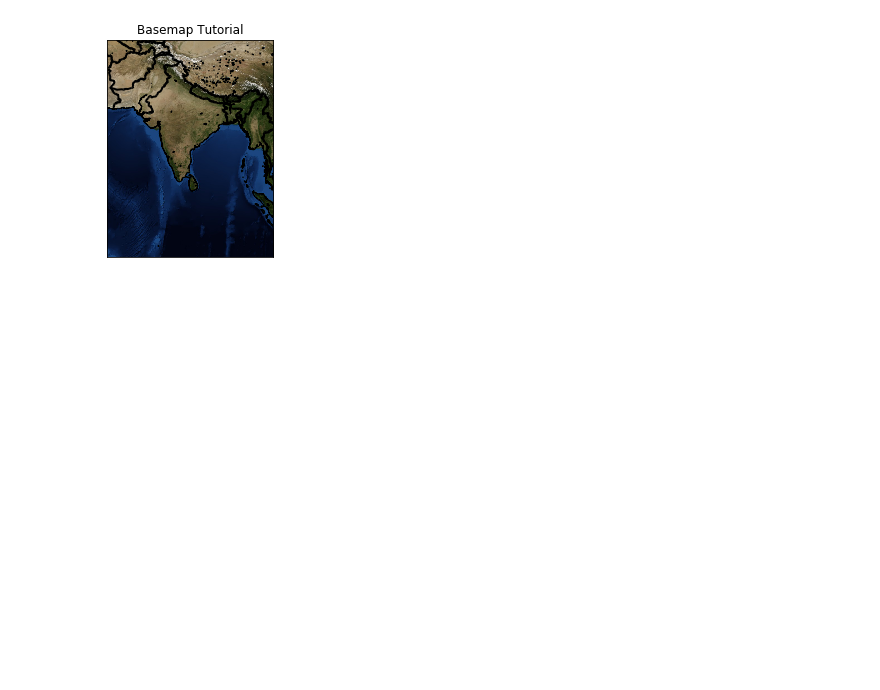
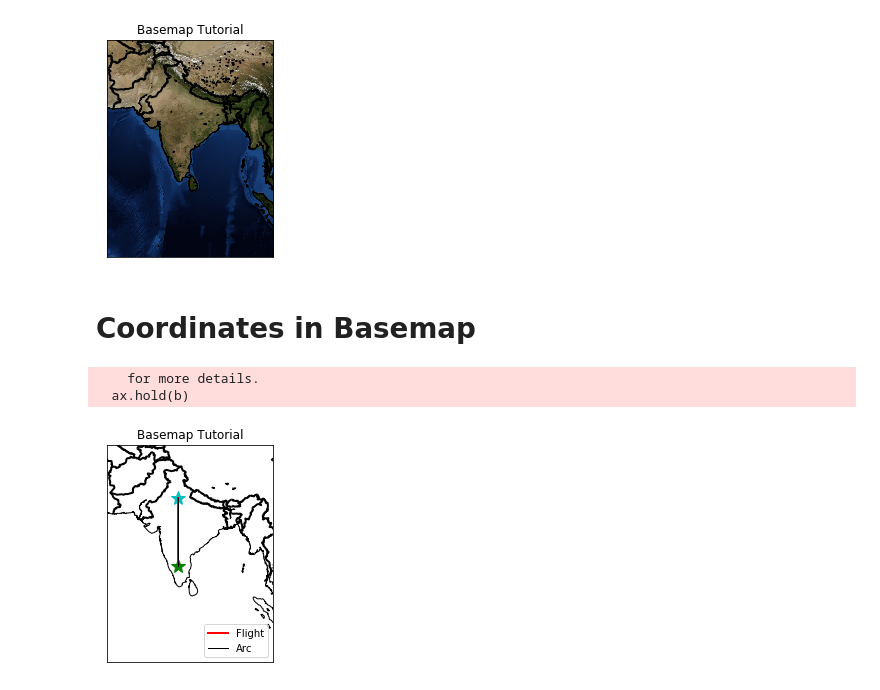
Before and after one commit to surya1singh/matplotlib_examples, a Jupyter notebook: Level 3.ipynb, the cells around one changed output. Saved outputs shown, nothing was run; the diff lists cells and outputs as text; code cells hidden in the pictures; blank space fills up the shorter version.

Commit message:
Coordinates in Basemap

```diff
--- a/Level 3.ipynb
+++ b/Level 3.ipynb
@@ -69,3 +69,48 @@ plt.show()
     for more details.
   ax.hold(b)
 [figure]
+# %% [markdown]
+# Coordinates in Basemap
+# %%
+from mpl_toolkits.basemap import Basemap
+import matplotlib.pyplot as plt
+
+m = Basemap(projection='mill',
+            llcrnrlat = -10,
+            llcrnrlon = 60,
+            urcrnrlat = 40,
+            urcrnrlon = 100,
+            resolution='l')
+
+xs = []
+ys = []
+
+m.drawcoastlines()
+m.drawcountries(linewidth=2)
+m.drawstates(color='b')
+
+delhilt, delhiln = 28.7041, 77.1025
+xpt, ypt = m(delhiln, delhilt)
+xs.append(xpt)
+ys.append(ypt)
+m.plot(xpt, ypt, 'c*', markersize=15)
+
+banglorelt, bangloreln = 12.9716, 77.1025
+xpt, ypt = m(bangloreln, banglorelt)
+xs.append(xpt)
+ys.append(ypt)
+
+m.plot(xpt, ypt, 'g*', markersize=15)
+
+m.plot(xs, ys, color='r', linewidth=2, label='Flight')
+
+m.drawgreatcircle(delhiln, delhilt, bangloreln, banglorelt, color='k', linewidth=1, label='Arc')
+
+
+plt.legend(loc=4)
+plt.title('Basemap Tutorial')
+plt.show()
+# %% [output]
+    for more details.
+  ax.hold(b)
+[figure, added]
```
